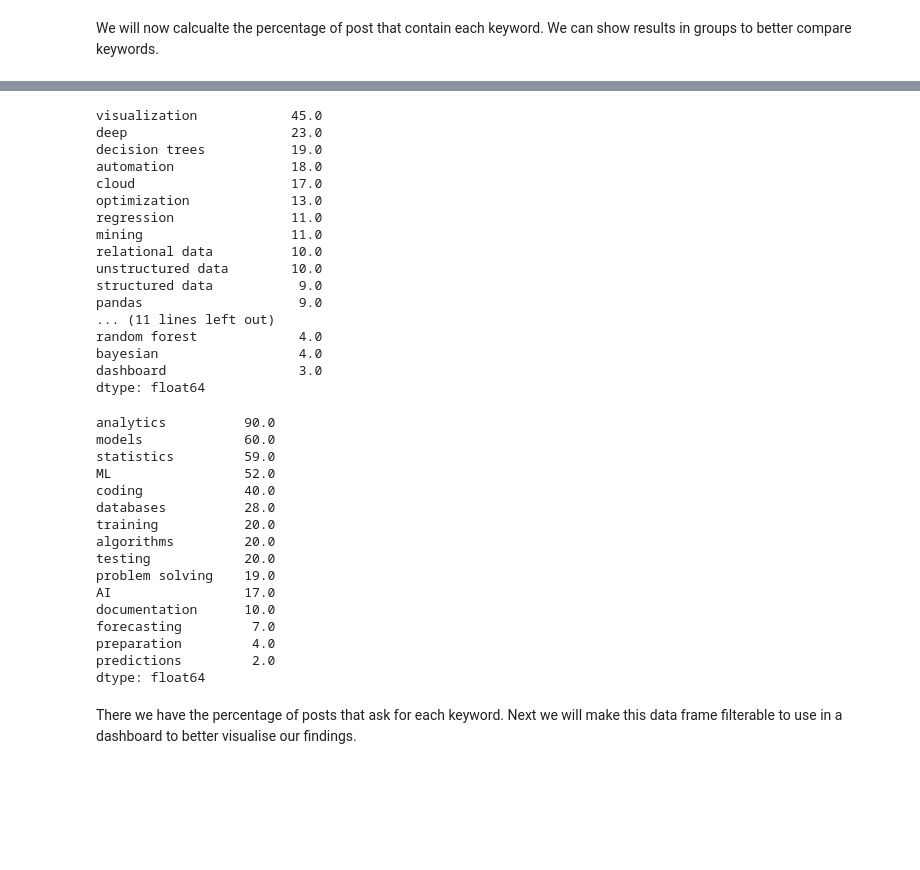
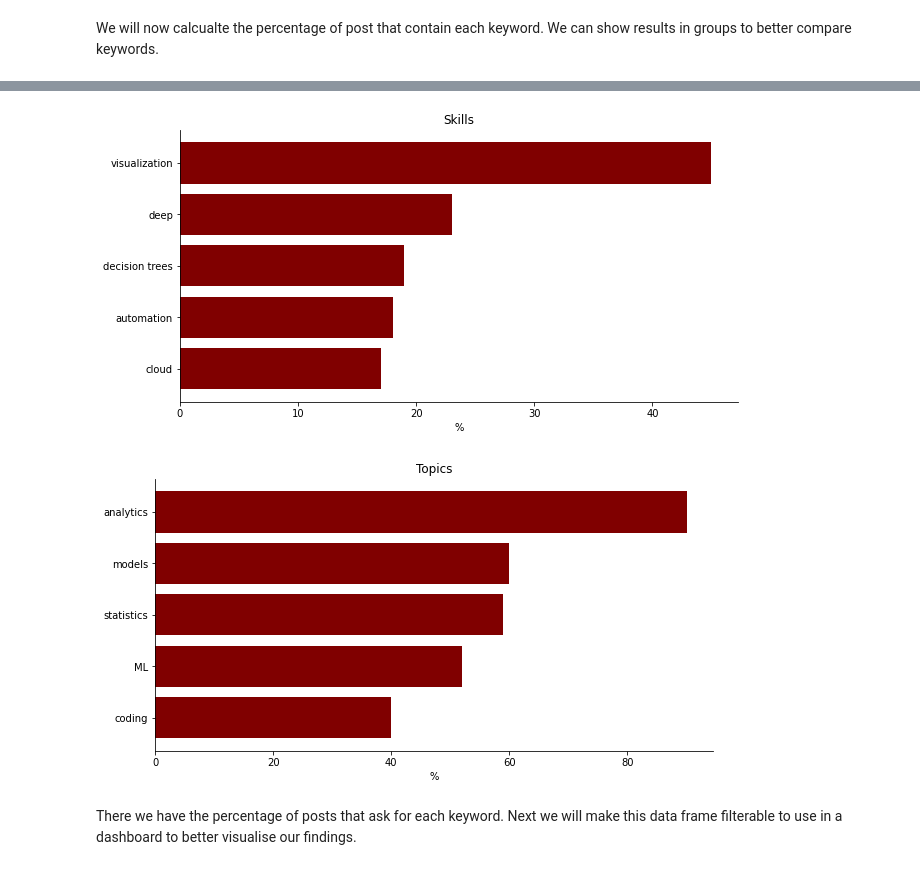
Before and after one commit to aharris86/popular_data_skills, a Jupyter notebook: popular_data_skills/exploratory_analysis/d_adding_features.ipynb, the cells around one changed output, grey strips where cells are left out. Cells and saved outputs as stored; diff of their text form; code cells hidden in the pictures; blank space fills up the shorter version.

```diff
--- a/popular_data_skills/exploratory_analysis/d_adding_features.ipynb
+++ b/popular_data_skills/exploratory_analysis/d_adding_features.ipynb
@@ -259,44 +267,13 @@ dtype: float64
 # %%
 in_demand_skills = pct_skills[pct_skills.index.isin(keyword_groups.dict['Skills'])]
-in_demand_skills
+barchart(in_demand_skills, 'Skills')
 # %% [output]
-visualization            45.0
-deep                     23.0
-decision trees           19.0
-automation               18.0
-cloud                    17.0
-optimization             13.0
-regression               11.0
-mining                   11.0
-relational data          10.0
-unstructured data        10.0
-structured data           9.0
-pandas                    9.0
-... (11 lines left out)
-random forest             4.0
-bayesian                  4.0
-dashboard                 3.0
-dtype: float64
+[figure, added]
 # %%
 in_demand_subjects = pct_skills[pct_skills.index.isin(keyword_groups.dict['Topic'])]
-in_demand_subjects
+barchart(in_demand_subjects, 'Topics')
 # %% [output]
-analytics          90.0
-models             60.0
-statistics         59.0
-ML                 52.0
-coding             40.0
-databases          28.0
-training           20.0
-algorithms         20.0
-testing            20.0
-problem solving    19.0
-AI                 17.0
-documentation      10.0
-forecasting         7.0
-preparation         4.0
-predictions         2.0
-dtype: float64
+[figure, added]
 # %% [markdown]
 There we have the percentage of posts that ask for each keyword. Next we will make this data frame filterable to use in a dashboard to better visualise our findings.
 # %% [markdown]
```
Also changed, not shown: parts of 12 cells of this notebook, 5 other files.
